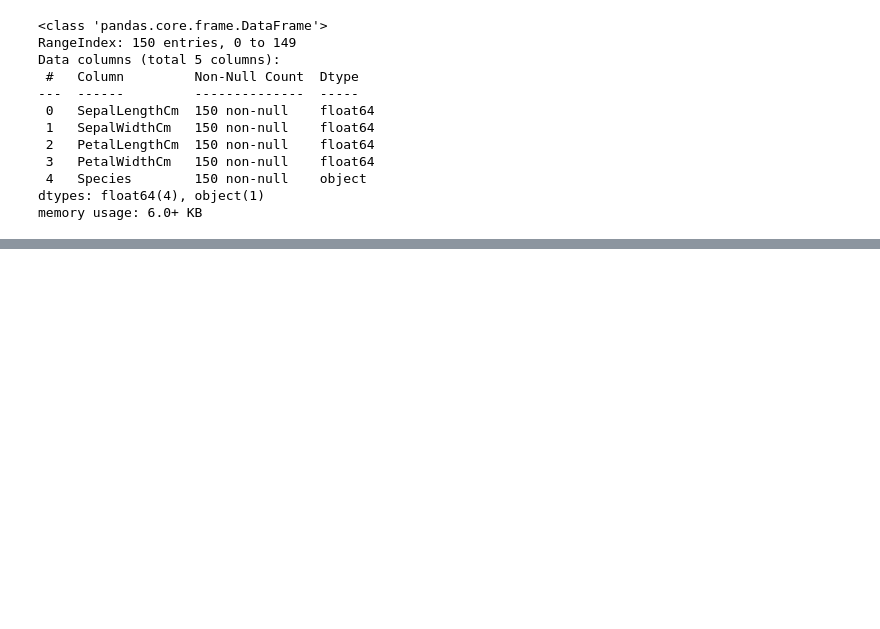
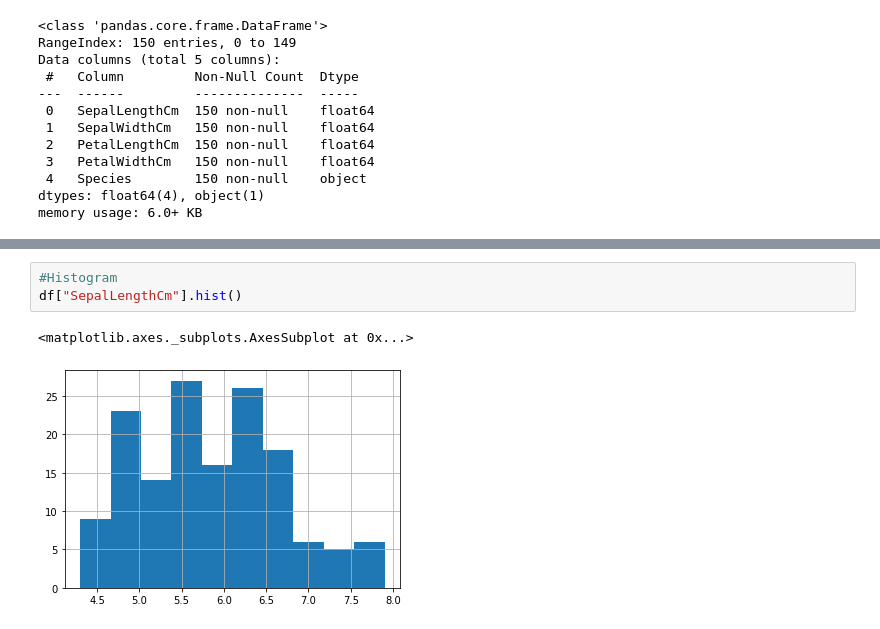
Before and after one commit to MdSakibKhan/Data_Science, a Jupyter notebook: Iris Species/IrisClassify.ipynb, the cells around one changed output, grey strips where cells are left out. Drawn from its saved outputs; the diff is of its cells as text; blank space fills up the shorter version.

```diff
--- a/Iris Species/IrisClassify.ipynb
+++ b/Iris Species/IrisClassify.ipynb
@@ -70,0 +89,6 @@ memory usage: 6.0+ KB
+# %%
+#Histogram
+df["SepalLengthCm"].hist()
+# %% [output]
+<matplotlib.axes._subplots.AxesSubplot at 0x...>
+[figure, added]
```
Also changed, not shown: parts of 6 cells of this notebook.
